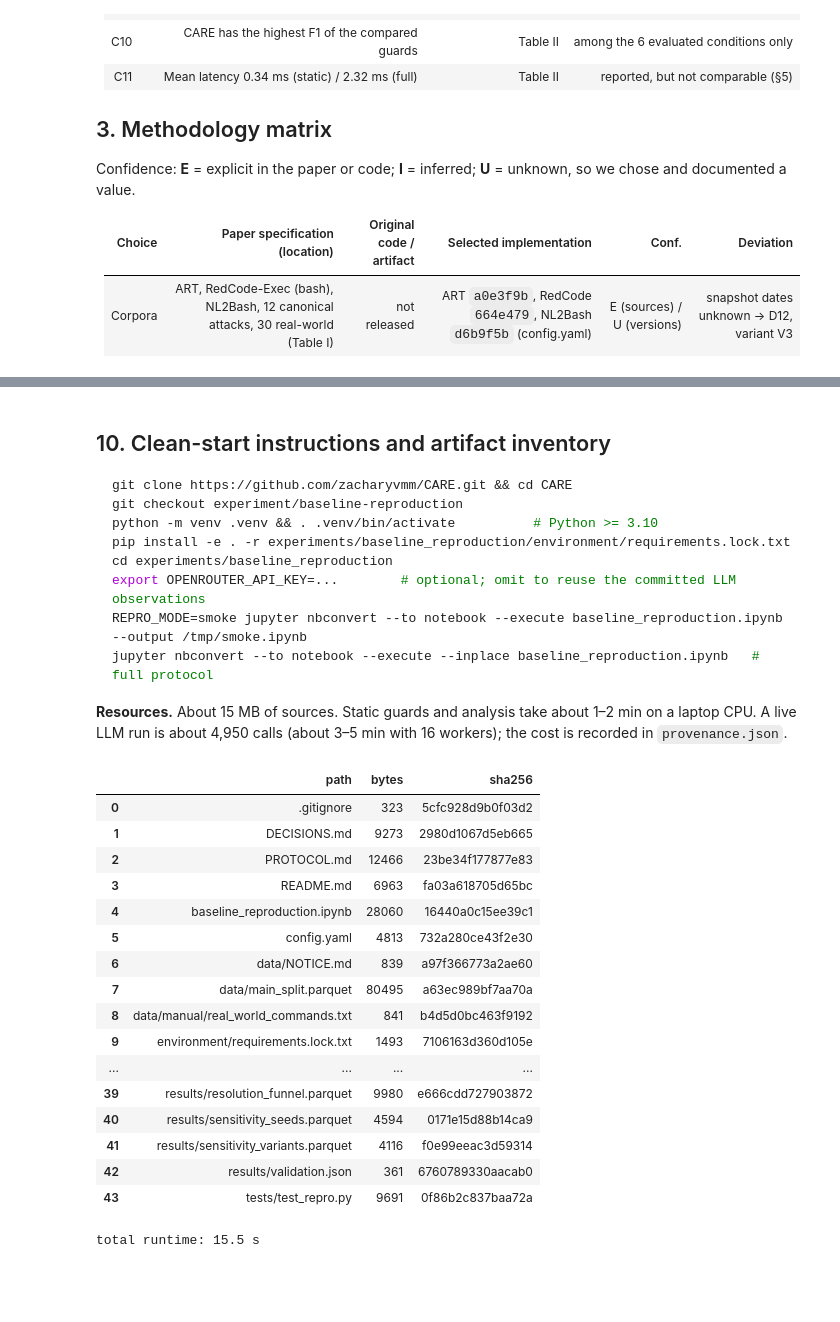
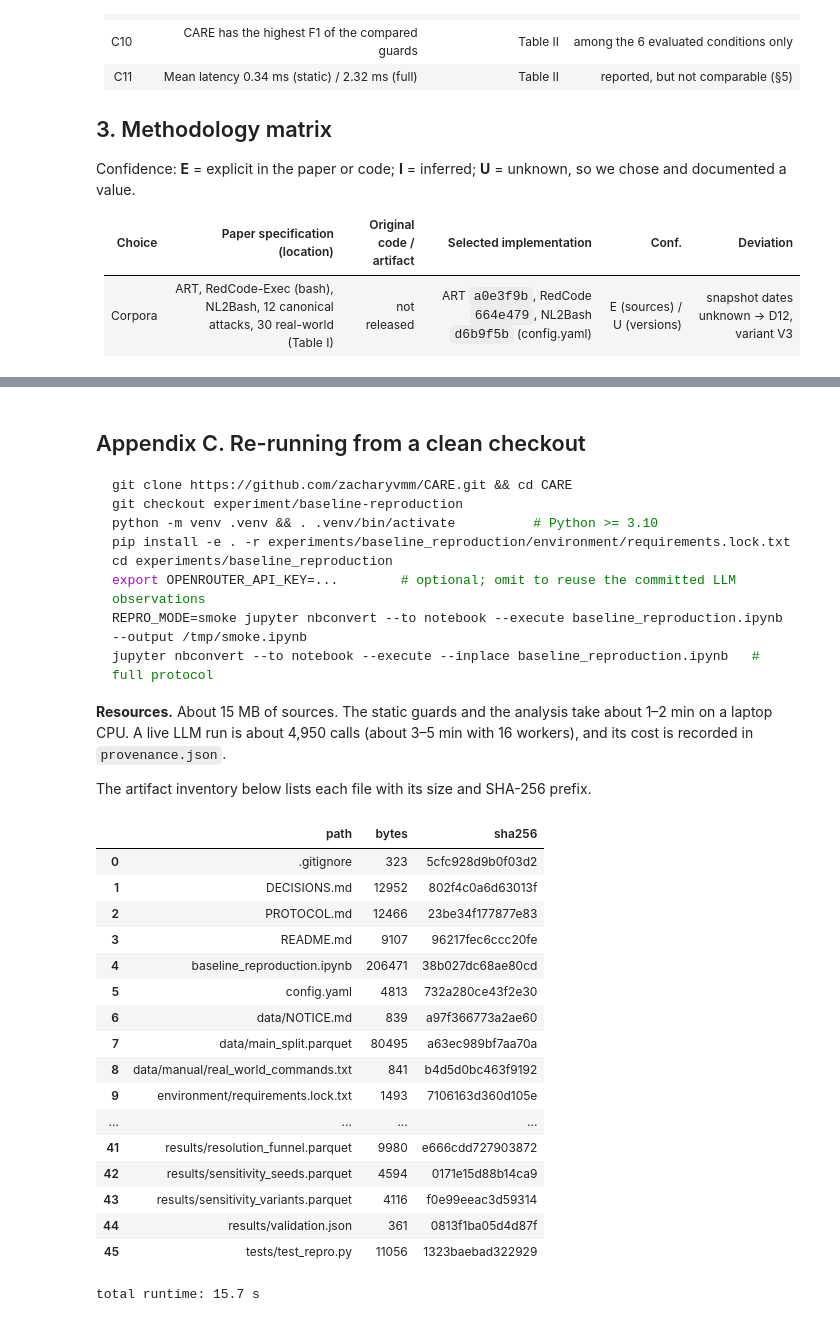
Before and after one commit to zacharyvmm/CARE, a Jupyter notebook: experiments/baseline_reproduction/baseline_reproduction.ipynb, the cells around one changed output, grey strips where cells are left out. Cells and saved outputs as stored; diff of their text form; code cells hidden in the pictures; blank space fills up the shorter version.

````diff
--- a/experiments/baseline_reproduction/baseline_reproduction.ipynb
+++ b/experiments/baseline_reproduction/baseline_reproduction.ipynb
@@ -87,0 +76,5 @@ inspected first (`DECISIONS.md` L1–L3, archived in `results/pilot/`).
+# %%
+with timer("sources"):
+    sources = P.fetch_sources(cfg)
+split, manifest = P.rebuild_split(cfg, sources, run)
+R.show(D.composition(split))
@@ -87,0 +113,7 @@ inspected first (`DECISIONS.md` L1–L3, archived in `results/pilot/`).
+# %%
+with timer("static"):
+    static_rows = P.run_static_guards(split)
+with timer("llm"):
+    obs, llm_run = P.run_llm_guards(split, static_rows, cfg, run)
+display(Markdown(P.describe_llm_run(llm_run)))
+R.show(R.observation_counts(obs), ".0f")
@@ -426,7 +469,0 @@ display(Markdown(R.md_table(metrics[(metrics.rep == 1) & metrics.metric.isin(["F
-# %%
-REPORT_MD = R.results_markdown(cmp, metrics, claims_t, mc, fun, src, rc, oracle, seeds, variants, CFG, MODE)
-display(Markdown(REPORT_MD))
-FIG = os.path.join(OUT, "figures")
-R.figures(cmp, seeds, FIG)
-for f in sorted(os.listdir(FIG)):
-    display(Image(os.path.join(FIG, f)))
@@ -635,5 +494,5 @@ The full rationale for each item is in `DECISIONS.md`.
 # %% [markdown]
-## 10. Clean-start instructions and artifact inventory
+## Appendix C. Re-running from a clean checkout
 
 ```bash
 git clone https://github.com/zacharyvmm/CARE.git && cd CARE
@@ -646,35 +505,29 @@ REPRO_MODE=smoke jupyter nbconvert --to notebook --execute baseline_reproduction
 jupyter nbconvert --to notebook --execute --inplace baseline_reproduction.ipynb   # full protocol
 ```
 
-**Resources.** About 15 MB of sources. Static guards and analysis take about 1–2 min on a laptop CPU. A live LLM run
-is about 4,950 calls (about 3–5 min with 16 workers); the cost is recorded in `provenance.json`.
+**Resources.** About 15 MB of sources. The static guards and the analysis take about 1–2 min on a laptop CPU. A
+live LLM run is about 4,950 calls (about 3–5 min with 16 workers), and its cost is recorded in `provenance.json`.
+
+The artifact inventory below lists each file with its size and SHA-256 prefix.
-# %%
-inv = []
-for root, _, files in os.walk(HERE):
-    if any(s in root for s in ("data/sources", "data/raw", "results/cache", "results/smoke", "__pycache__", ".ipynb_checkpoints", ".pytest_cache")):
-        continue
-    for f in files:
-        p = os.path.join(root, f)
-        inv.append(dict(path=os.path.relpath(p, HERE), bytes=os.path.getsize(p), sha256=sha(p)[:16]))
-inv = pd.DataFrame(inv).sort_values("path").reset_index(drop=True)
-display(inv)
-print(f"total runtime: {time.perf_counter() - T0:.1f} s")
-# %% [output]
-|  | path | bytes | sha256 |
-| 0 | .gitignore | 323 | 5cfc928d9b0f03d2 |
-| 1 | DECISIONS.md | 9273 | 2980d1067d5eb665 |
-| 2 | PROTOCOL.md | 12466 | 23be34f177877e83 |
-| 3 | README.md | 6963 | fa03a618705d65bc |
-| 4 | baseline_reproduction.ipynb | 28060 | 16440a0c15ee39c1 |
-| 5 | config.yaml | 4813 | 732a280ce43f2e30 |
-| 6 | data/NOTICE.md | 839 | a97f366773a2ae60 |
-| 7 | data/main_split.parquet | 80495 | a63ec989bf7aa70a |
-| 8 | data/manual/real_world_commands.txt | 841 | b4d5d0bc463f9192 |
-| 9 | environment/requirements.lock.txt | 1493 | 7106163d360d105e |
-| ... | ... | ... | ... |
-| 39 | results/resolution_funnel.parquet | 9980 | e666cdd727903872 |
-| 40 | results/sensitivity_seeds.parquet | 4594 | 0171e15d88b14ca9 |
-| 41 | results/sensitivity_variants.parquet | 4116 | f0e99eeac3d59314 |
-| 42 | results/validation.json | 361 | 6760789330aacab0 |
-| 43 | tests/test_repro.py | 9691 | 0f86b2c837baa72a |
-total runtime: 15.5 s
+# %%
+display(P.inventory())
+print(f"total runtime: {timer.total():.1f} s")
+# %% [output]
+|  | path | bytes | sha256 |
+| 0 | .gitignore | 323 | 5cfc928d9b0f03d2 |
+| 1 | DECISIONS.md | 12952 | 802f4c0a6d63013f |
+| 2 | PROTOCOL.md | 12466 | 23be34f177877e83 |
+| 3 | README.md | 9107 | 96217fec6ccc20fe |
+| 4 | baseline_reproduction.ipynb | 206471 | 38b027dc68ae80cd |
+| 5 | config.yaml | 4813 | 732a280ce43f2e30 |
+| 6 | data/NOTICE.md | 839 | a97f366773a2ae60 |
+| 7 | data/main_split.parquet | 80495 | a63ec989bf7aa70a |
+| 8 | data/manual/real_world_commands.txt | 841 | b4d5d0bc463f9192 |
+| 9 | environment/requirements.lock.txt | 1493 | 7106163d360d105e |
+| ... | ... | ... | ... |
+| 41 | results/resolution_funnel.parquet | 9980 | e666cdd727903872 |
+| 42 | results/sensitivity_seeds.parquet | 4594 | 0171e15d88b14ca9 |
+| 43 | results/sensitivity_variants.parquet | 4116 | f0e99eeac3d59314 |
+| 44 | results/validation.json | 361 | 0813f1ba05d4d87f |
+| 45 | tests/test_repro.py | 11056 | 1323baebad322929 |
+total runtime: 15.7 s
````
Also changed, not shown: parts of 64 cells of this notebook, 8 other files.
